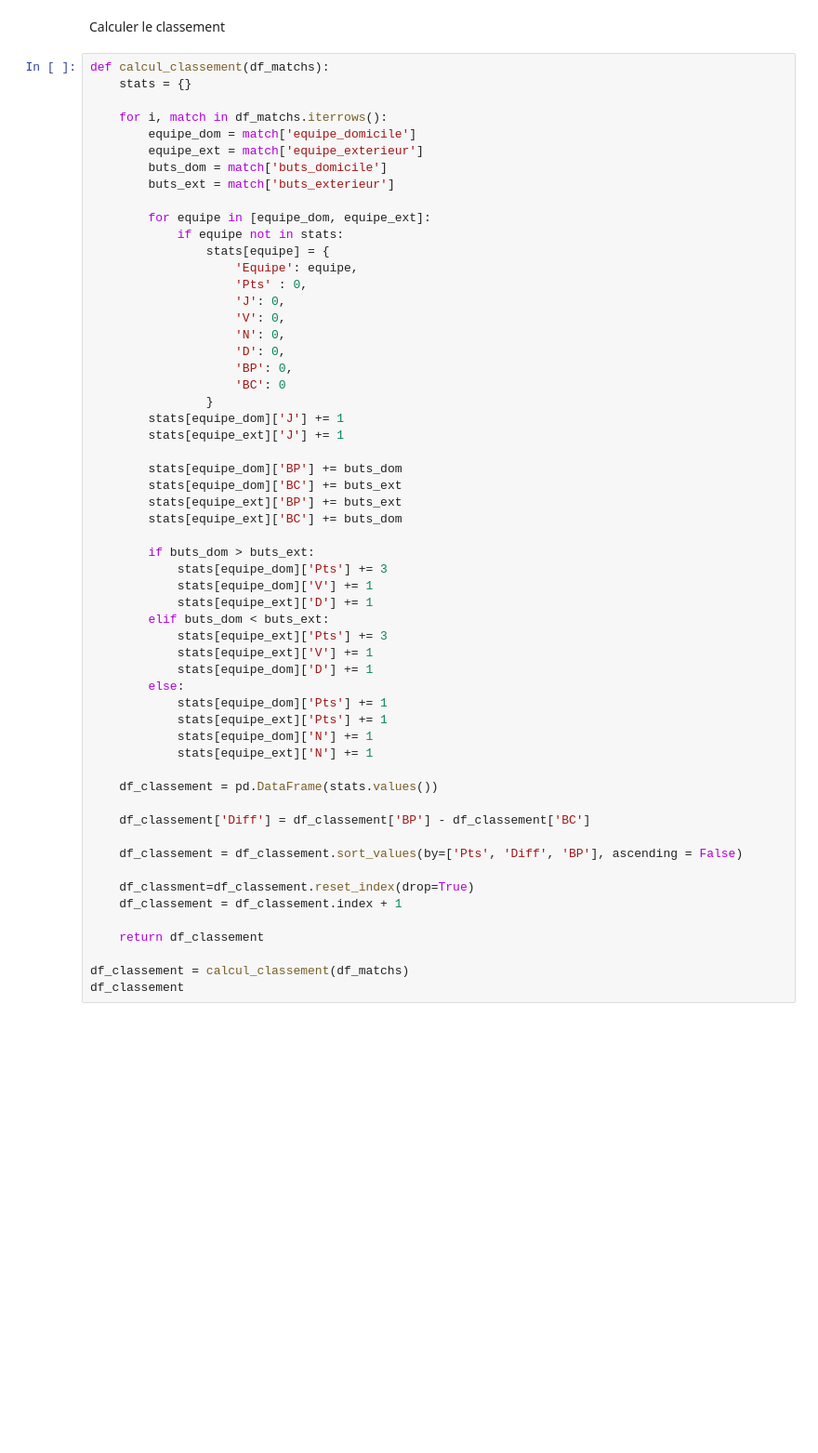
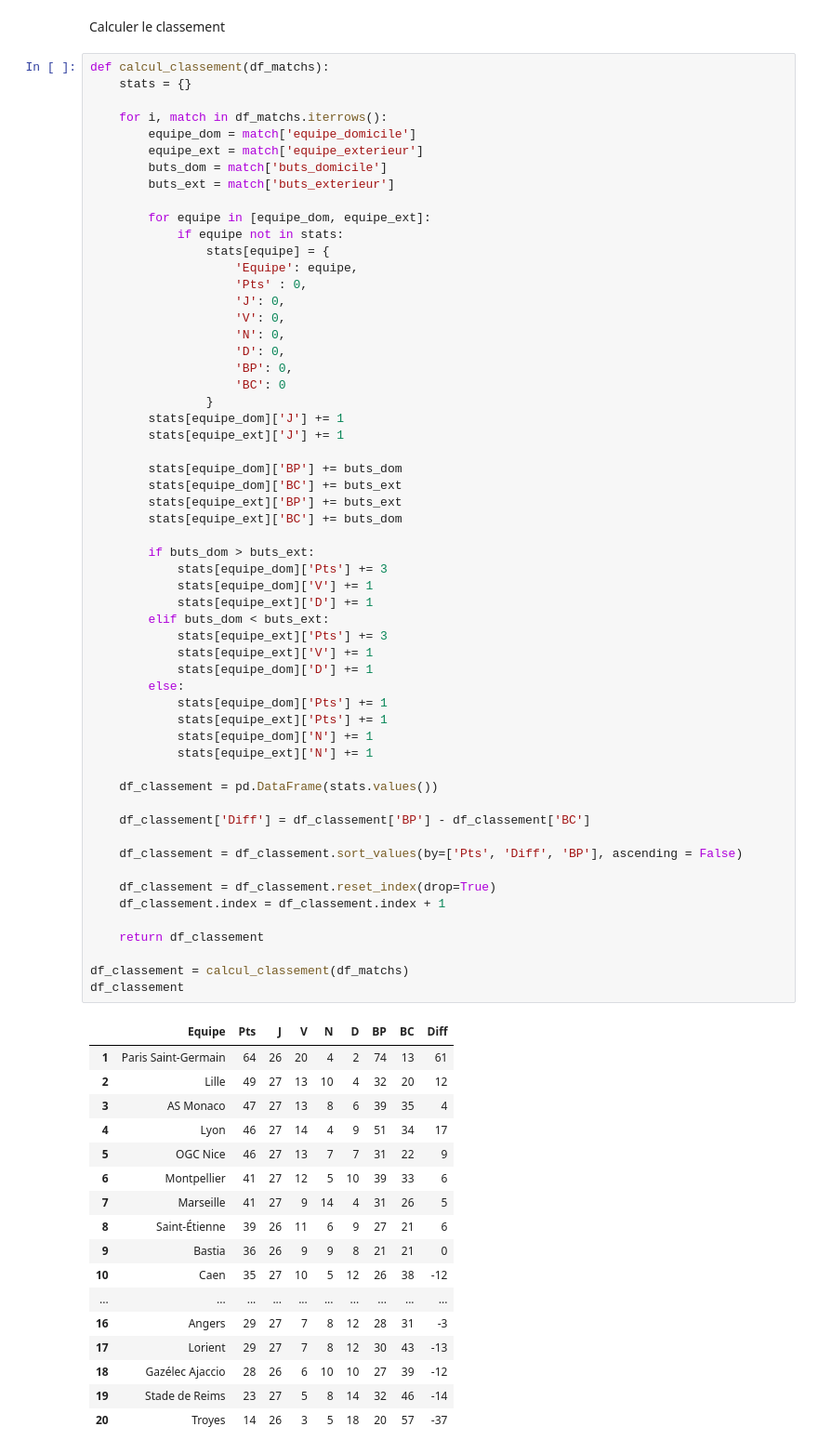
Before and after one commit to Jermy74/Data-Football-Ligue1, a Jupyter notebook: notebooks/Classement_ligue1.ipynb, the cells around one changed output. Shown at 93% size. Cells and saved outputs as stored; diff of their text form; blank space fills up the shorter version.

```diff
--- a/notebooks/Classement_ligue1.ipynb
+++ b/notebooks/Classement_ligue1.ipynb
@@ -115,32 +115,50 @@ def calcul_classement(df_matchs):
         stats[equipe_dom]['BP'] += buts_dom
         stats[equipe_dom]['BC'] += buts_ext
         stats[equipe_ext]['BP'] += buts_ext
         stats[equipe_ext]['BC'] += buts_dom
 
         if buts_dom > buts_ext:
             stats[equipe_dom]['Pts'] += 3
             stats[equipe_dom]['V'] += 1
             stats[equipe_ext]['D'] += 1
         elif buts_dom < buts_ext:
             stats[equipe_ext]['Pts'] += 3
             stats[equipe_ext]['V'] += 1
             stats[equipe_dom]['D'] += 1
         else:
             stats[equipe_dom]['Pts'] += 1
             stats[equipe_ext]['Pts'] += 1
             stats[equipe_dom]['N'] += 1
             stats[equipe_ext]['N'] += 1
 
     df_classement = pd.DataFrame(stats.values())
 
     df_classement['Diff'] = df_classement['BP'] - df_classement['BC']
 
     df_classement = df_classement.sort_values(by=['Pts', 'Diff', 'BP'], ascending = False)
 
-    df_classment=df_classement.reset_index(drop=True)
-    df_classement = df_classement.index + 1
+    df_classement = df_classement.reset_index(drop=True)
+    df_classement.index = df_classement.index + 1
 
     return df_classement
 
 df_classement = calcul_classement(df_matchs)
 df_classement
+# %% [output]
+|  | Equipe | Pts | J | V | N | D | BP | BC | Diff |
+| 1 | Paris Saint-Germain | 64 | 26 | 20 | 4 | 2 | 74 | 13 | 61 |
+| 2 | Lille | 49 | 27 | 13 | 10 | 4 | 32 | 20 | 12 |
+| 3 | AS Monaco | 47 | 27 | 13 | 8 | 6 | 39 | 35 | 4 |
+| 4 | Lyon | 46 | 27 | 14 | 4 | 9 | 51 | 34 | 17 |
+| 5 | OGC Nice | 46 | 27 | 13 | 7 | 7 | 31 | 22 | 9 |
+| 6 | Montpellier | 41 | 27 | 12 | 5 | 10 | 39 | 33 | 6 |
+| 7 | Marseille | 41 | 27 | 9 | 14 | 4 | 31 | 26 | 5 |
+| 8 | Saint-Étienne | 39 | 26 | 11 | 6 | 9 | 27 | 21 | 6 |
+| 9 | Bastia | 36 | 26 | 9 | 9 | 8 | 21 | 21 | 0 |
+| 10 | Caen | 35 | 27 | 10 | 5 | 12 | 26 | 38 | -12 |
+| ... | ... | ... | ... | ... | ... | ... | ... | ... | ... |
+| 16 | Angers | 29 | 27 | 7 | 8 | 12 | 28 | 31 | -3 |
+| 17 | Lorient | 29 | 27 | 7 | 8 | 12 | 30 | 43 | -13 |
+| 18 | Gazélec Ajaccio | 28 | 26 | 6 | 10 | 10 | 27 | 39 | -12 |
+| 19 | Stade de Reims | 23 | 27 | 5 | 8 | 14 | 32 | 46 | -14 |
+| 20 | Troyes | 14 | 26 | 3 | 5 | 18 | 20 | 57 | -37 |
```
Also changed, not shown: parts of 1 cell of this notebook, 4 other files.
